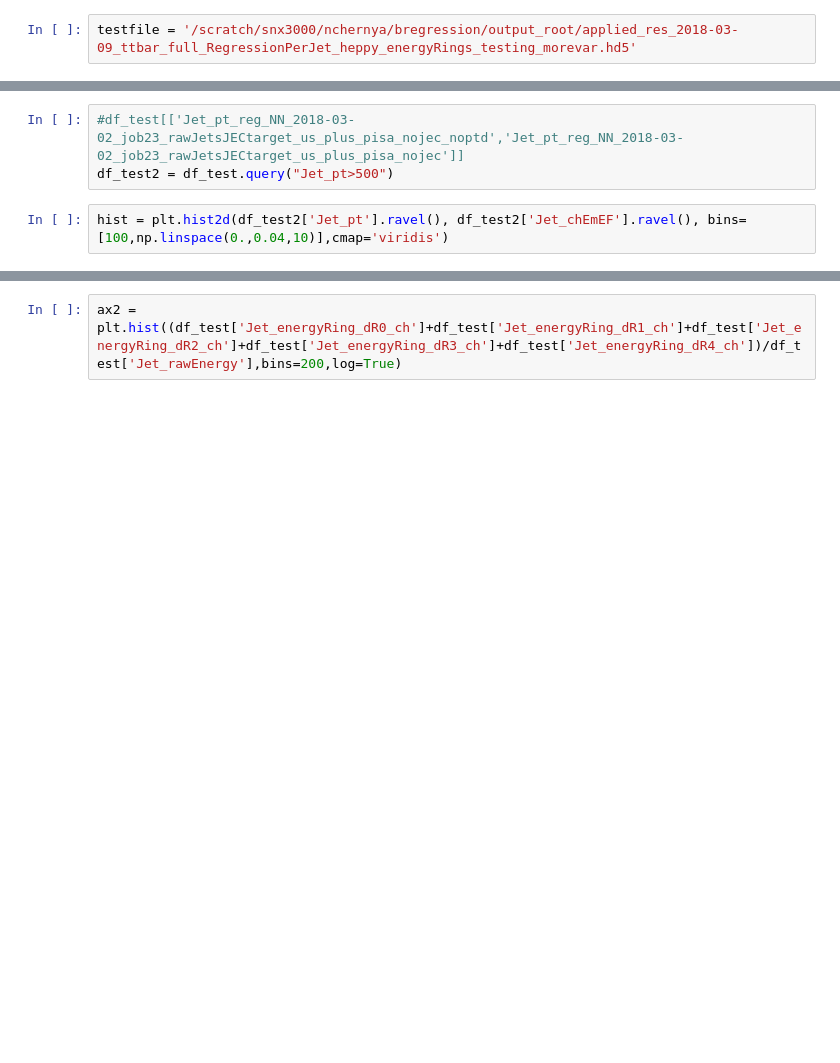
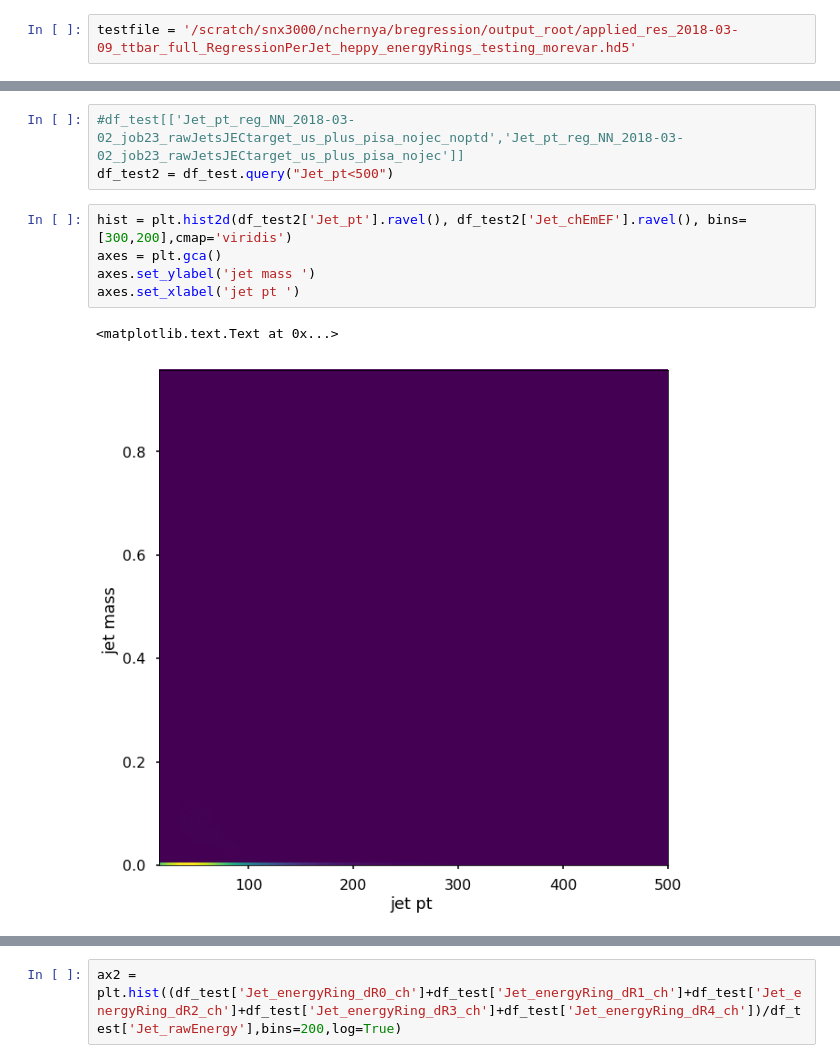
Before and after one commit to michelif/HHbbgg_ETH, a Jupyter notebook: bregression/notebooks/QuantifyImprovement.ipynb, the cells around one changed output, grey strips where cells are left out. Saved outputs shown, nothing was run; the diff lists cells and outputs as text; blank space fills up the shorter version.

```diff
--- a/bregression/notebooks/QuantifyImprovement.ipynb
+++ b/bregression/notebooks/QuantifyImprovement.ipynb
@@ -173,6 +196,12 @@ print(df_test.shape)
 # %%
 #df_test[['Jet_pt_reg_NN_2018-03-02_job23_rawJetsJECtarget_us_plus_pisa_nojec_noptd','Jet_pt_reg_NN_2018-03-02_job23_rawJetsJECtarget_us_plus_pisa_nojec']]
-df_test2 = df_test.query("Jet_pt>500")
+df_test2 = df_test.query("Jet_pt<500")
 # %%
-hist = plt.hist2d(df_test2['Jet_pt'].ravel(), df_test2['Jet_chEmEF'].ravel(), bins=[100,np.linspace(0.,0.04,10)],cmap='viridis')
+hist = plt.hist2d(df_test2['Jet_pt'].ravel(), df_test2['Jet_chEmEF'].ravel(), bins=[300,200],cmap='viridis')
+axes = plt.gca()
+axes.set_ylabel('jet mass ')
+axes.set_xlabel('jet pt ')
+# %% [output]
+<matplotlib.text.Text at 0x...>
+[figure, added]
 # %%
```
Also changed, not shown: parts of 5 cells of this notebook, 10 other files.
